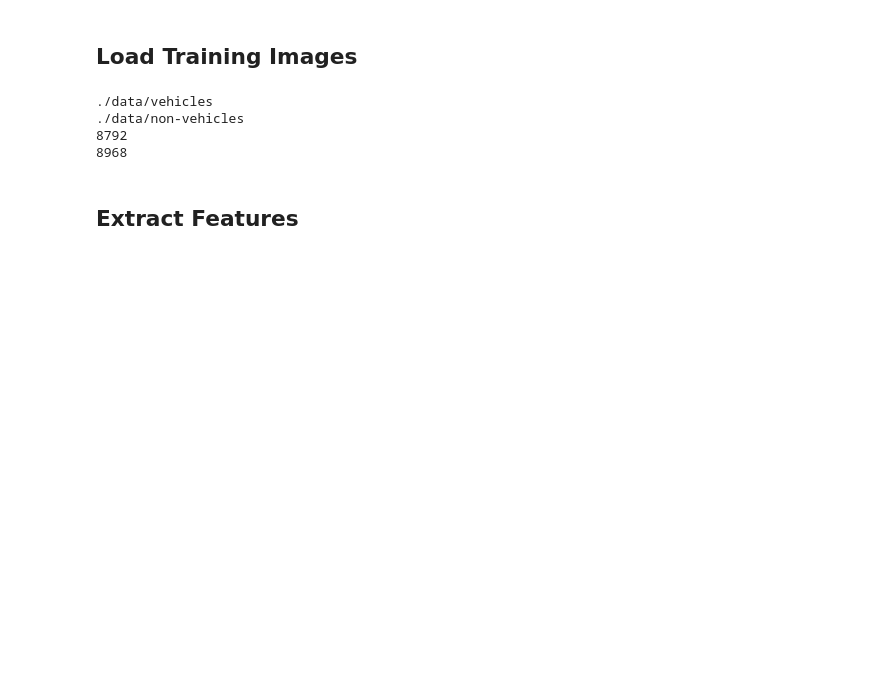
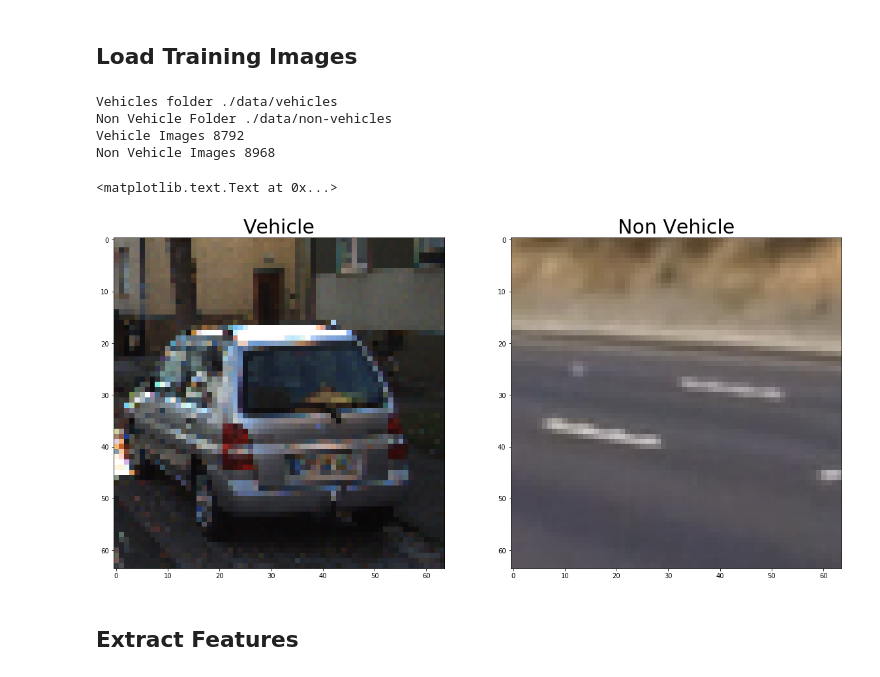
Before and after one commit to Maesla/Vehicle-Detection, a Jupyter notebook: vehicle_detection.ipynb, the cells around one changed output. Saved outputs shown, nothing was run; the diff lists cells and outputs as text; code cells hidden in the pictures; blank space fills up the shorter version.

```diff
--- a/vehicle_detection.ipynb
+++ b/vehicle_detection.ipynb
@@ -29,18 +29,39 @@ data_folder = './data'
 vehicles_folder = data_folder + '/vehicles'
 non_vehicles_folder = data_folder + '/non-vehicles'
 
-print(vehicles_folder)
-print(non_vehicles_folder)
-
 vehicle_img_path = get_img_path_in_folder(vehicles_folder)
 non_vehicle_img_path = get_img_path_in_folder(non_vehicles_folder)
-print(len(vehicle_img_path))
-print(len(non_vehicle_img_path))
+
+print("Vehicles folder", vehicles_folder)
+print("Non Vehicle Folder", non_vehicles_folder)
+
+print("Vehicle Images", len(vehicle_img_path))
+print("Non Vehicle Images", len(non_vehicle_img_path))
 # %% [output]
-./data/vehicles
-./data/non-vehicles
-8792
-8968
+Vehicles folder ./data/vehicles
+Non Vehicle Folder ./data/non-vehicles
+Vehicle Images 8792
+Non Vehicle Images 8968
+# %%
+import matplotlib.image as mpimg
+
+
+def load_random_image(paths):
+    len_path = len(paths)
+    random_index = np.random.randint(0, len_path)
+    return  mpimg.imread(paths[random_index])
+
+
+vehicle_img = load_random_image(vehicle_img_path)
+no_vehicle_img = load_random_image(non_vehicle_img_path)
+f, ((ax1, ax2)) = plt.subplots(1, 2, figsize=(20,10))
+ax1.imshow(vehicle_img)
+ax1.set_title('Vehicle', fontsize=30)
+ax2.imshow(no_vehicle_img)
+ax2.set_title('Non Vehicle', fontsize=30)
+# %% [output]
+<matplotlib.text.Text at 0x...>
+[figure, added]
 # %% [markdown]
 ## Extract Features
 # %%
```
Also changed, not shown: parts of 7 cells of this notebook, 5 other files.
